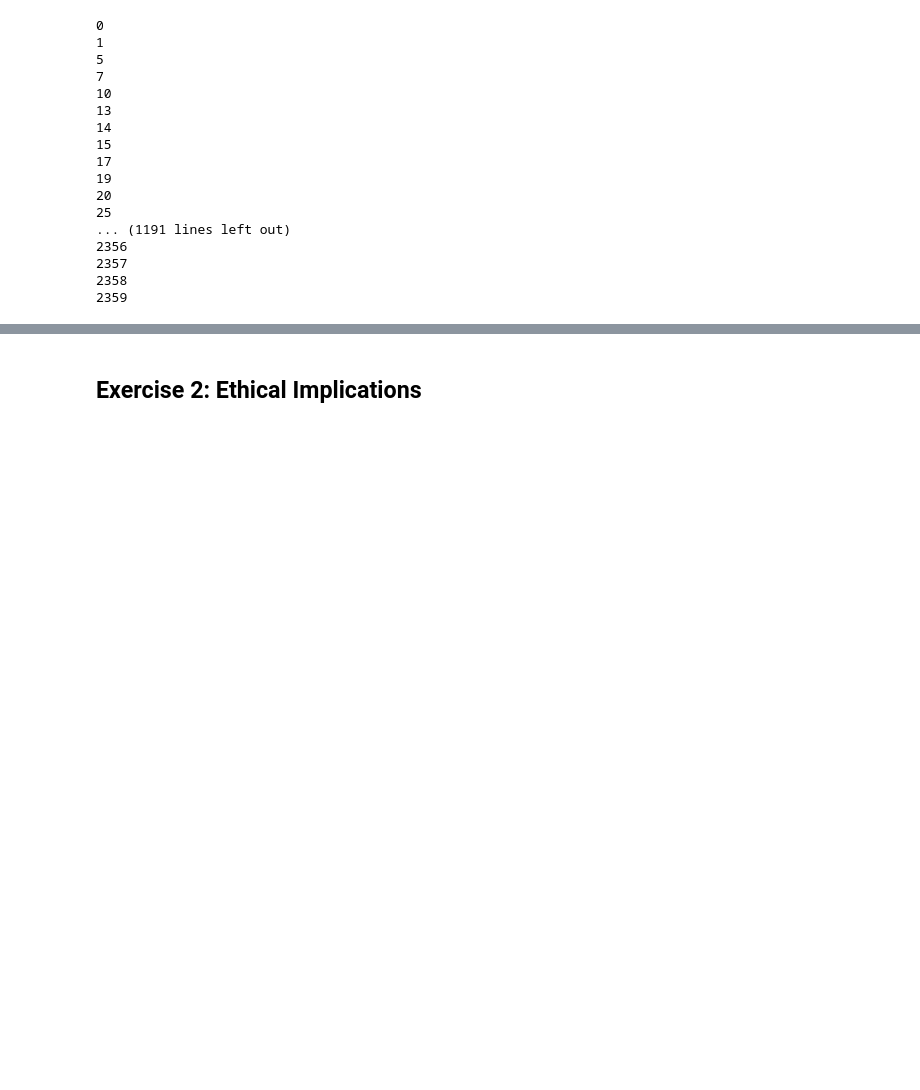
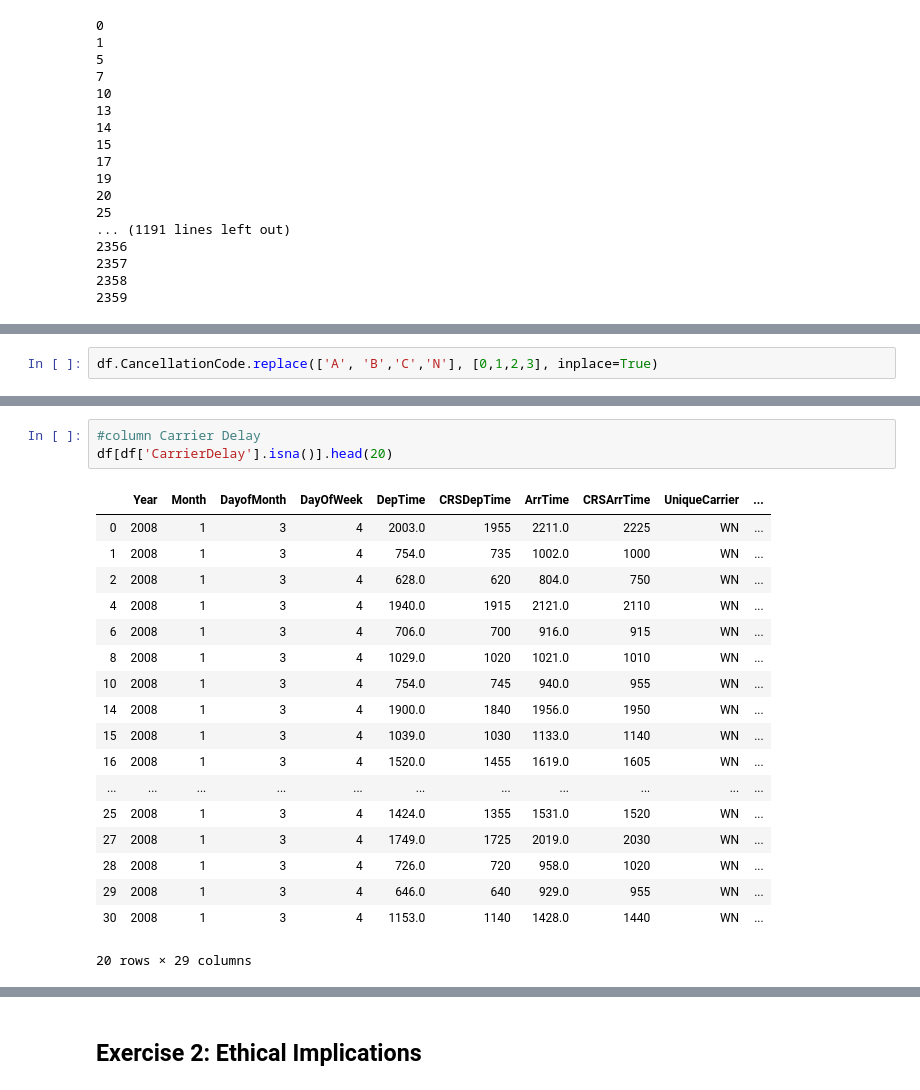
Before and after one commit to rofifahnurul/bangkit-exercise, a Jupyter notebook: Project_Data_Processing.ipynb, the cells around one changed output, grey strips where cells are left out. Cells and saved outputs as stored; diff of their text form; blank space fills up the shorter version.

Commit message:
Explore more column

```diff
--- a/Project_Data_Processing.ipynb
+++ b/Project_Data_Processing.ipynb
@@ -243,0 +243,2 @@ for t in sorted(df['CRSDepTime'].unique()):
+# %%
+df.CancellationCode.replace(['A', 'B','C','N'], [0,1,2,3], inplace=True)
@@ -243,0 +269,22 @@ for t in sorted(df['CRSDepTime'].unique()):
+# %%
+#column Carrier Delay
+df[df['CarrierDelay'].isna()].head(20)
+# %% [output]
+|  | Year | Month | DayofMonth | DayOfWeek | DepTime | CRSDepTime | ArrTime | CRSArrTime | UniqueCarrier | ... |
+| 0 | 2008 | 1 | 3 | 4 | 2003.0 | 1955 | 2211.0 | 2225 | WN | ... |
+| 1 | 2008 | 1 | 3 | 4 | 754.0 | 735 | 1002.0 | 1000 | WN | ... |
+| 2 | 2008 | 1 | 3 | 4 | 628.0 | 620 | 804.0 | 750 | WN | ... |
+| 4 | 2008 | 1 | 3 | 4 | 1940.0 | 1915 | 2121.0 | 2110 | WN | ... |
+| 6 | 2008 | 1 | 3 | 4 | 706.0 | 700 | 916.0 | 915 | WN | ... |
+| 8 | 2008 | 1 | 3 | 4 | 1029.0 | 1020 | 1021.0 | 1010 | WN | ... |
+| 10 | 2008 | 1 | 3 | 4 | 754.0 | 745 | 940.0 | 955 | WN | ... |
+| 14 | 2008 | 1 | 3 | 4 | 1900.0 | 1840 | 1956.0 | 1950 | WN | ... |
+| 15 | 2008 | 1 | 3 | 4 | 1039.0 | 1030 | 1133.0 | 1140 | WN | ... |
+| 16 | 2008 | 1 | 3 | 4 | 1520.0 | 1455 | 1619.0 | 1605 | WN | ... |
+| ... | ... | ... | ... | ... | ... | ... | ... | ... | ... | ... |
+| 25 | 2008 | 1 | 3 | 4 | 1424.0 | 1355 | 1531.0 | 1520 | WN | ... |
+| 27 | 2008 | 1 | 3 | 4 | 1749.0 | 1725 | 2019.0 | 2030 | WN | ... |
+| 28 | 2008 | 1 | 3 | 4 | 726.0 | 720 | 958.0 | 1020 | WN | ... |
+| 29 | 2008 | 1 | 3 | 4 | 646.0 | 640 | 929.0 | 955 | WN | ... |
+| 30 | 2008 | 1 | 3 | 4 | 1153.0 | 1140 | 1428.0 | 1440 | WN | ... |
+20 rows × 29 columns
```
Also changed, not shown: parts of 19 cells of this notebook.
